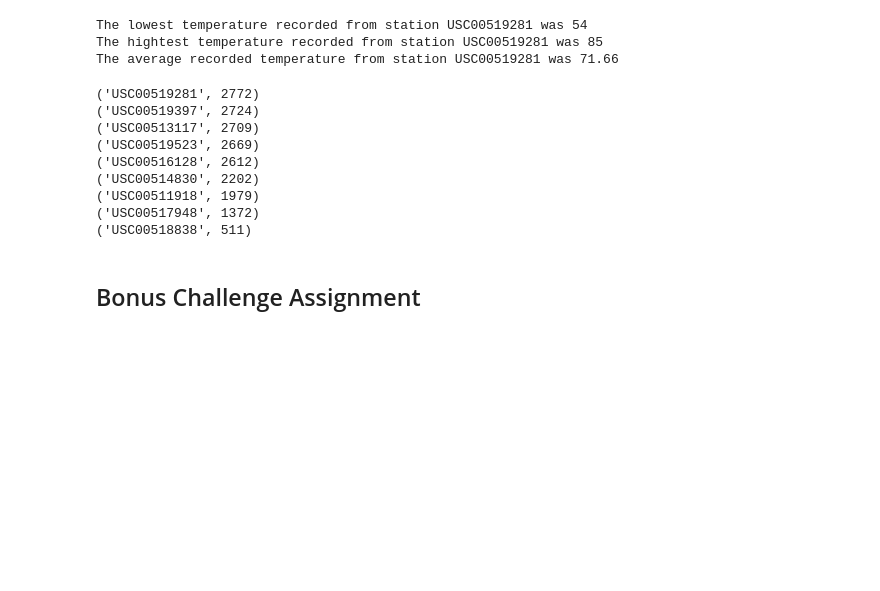
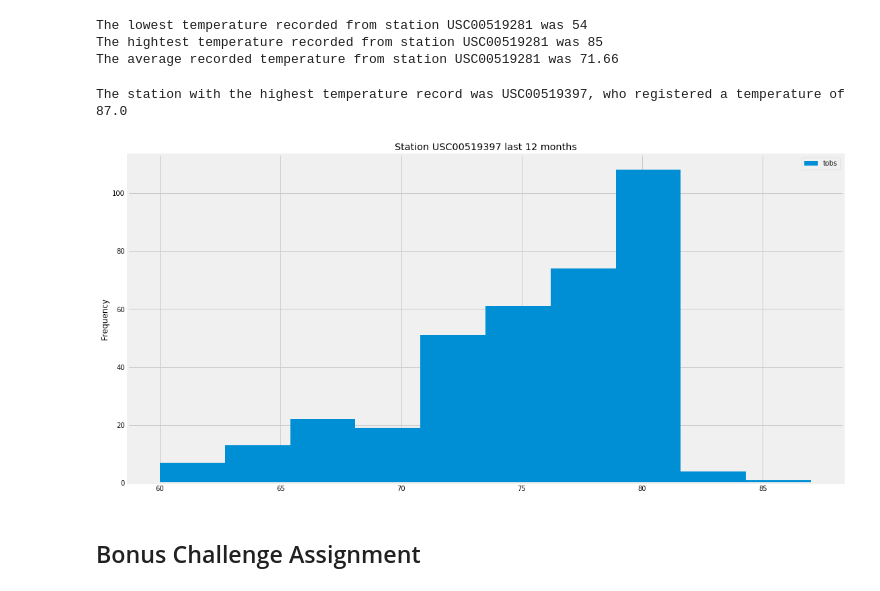
Before and after one commit to DenebAguirre/SQLAlchemy-challenge, a Jupyter notebook: climate_starter.ipynb, the cells around one changed output. Saved outputs shown, nothing was run; the diff lists cells and outputs as text; code cells hidden in the pictures; blank space fills up the shorter version.

```diff
--- a/climate_starter.ipynb
+++ b/climate_starter.ipynb
@@ -164,24 +164,22 @@ print(f'The average recorded temperature from station USC00519281 was {round(avg
 The lowest temperature recorded from station USC00519281 was 54
 The hightest temperature recorded from station USC00519281 was 85
 The average recorded temperature from station USC00519281 was 71.66
-# %%
-# Choose the station with the highest number of temperature observations.
-temp_station = session.query(measurement.station, func.count(measurement.tobs)).group_by(measurement.station).order_by(func.count(measurement.date).desc())
-
-for x in temp_station:
-    print(x)
-
-# Query the last 12 months of temperature observation data for this station and plot the results as a histogram
-# %% [output]
-('USC00519281', 2772)
-('USC00519397', 2724)
-('USC00513117', 2709)
-('USC00519523', 2669)
-('USC00516128', 2612)
-('USC00514830', 2202)
-('USC00511918', 1979)
-('USC00517948', 1372)
-('USC00518838', 511)
+# %%
+# Choose the station with the highest number of temperature observations.
+high_temp_station = session.query(func.max(measurement.tobs), measurement.station).all()
+print(f'The station with the highest temperature record was {high_temp_station[0][1]}, who registered a temperature of {high_temp_station[0][0]}')
+# %% [output]
+The station with the highest temperature record was USC00519397, who registered a temperature of 87.0
+# %%
+# Query the last 12 months of temperature observation data for this station and plot the results as a histogram
+from sqlalchemy import and_
+months_station397 = session.query(measurement.date, measurement.tobs).filter(and_(measurement.station == "USC00519397", measurement.date > f'{last_12_months}')).order_by(measurement.date.desc()).all()
+months_station397 = pd.DataFrame(months_station397)
+months_station397.plot.hist(figsize=(17,9))
+plt.title("Station USC00519397 last 12 months")
+plt.show()
+# %% [output]
+[figure, added]
 # %% [markdown]
 ## Bonus Challenge Assignment
 # %%
```
Also changed, not shown: parts of 2 cells of this notebook.
